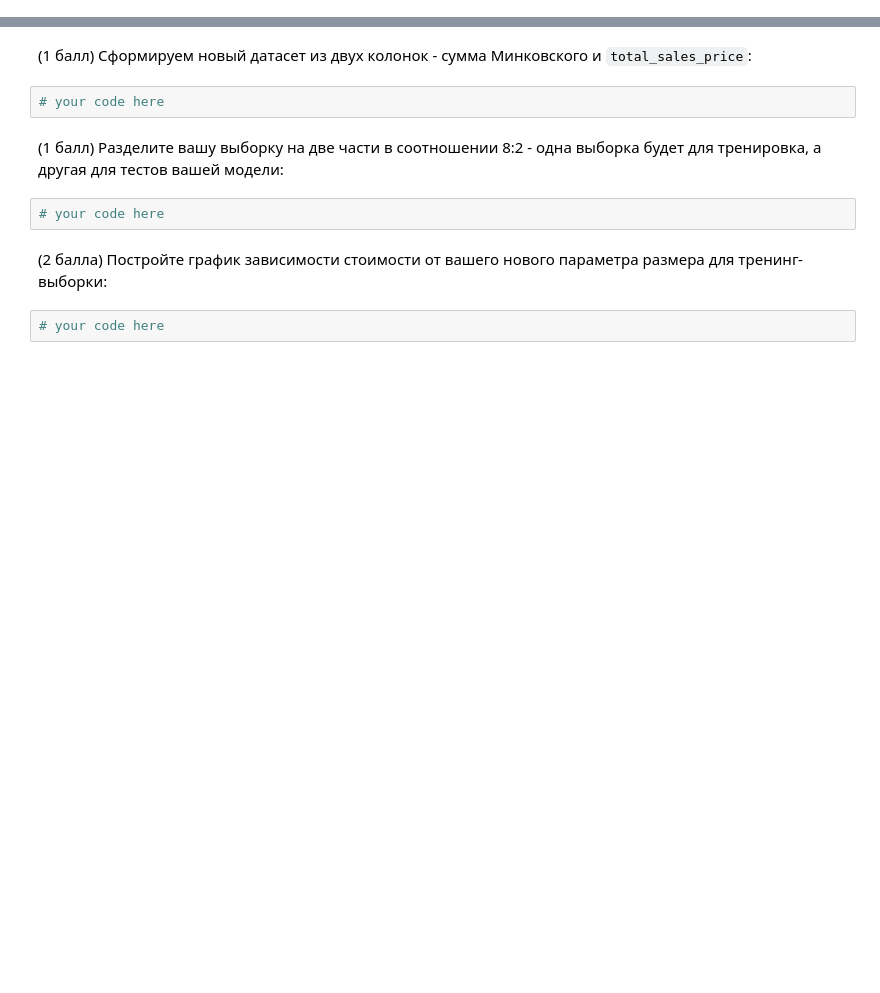
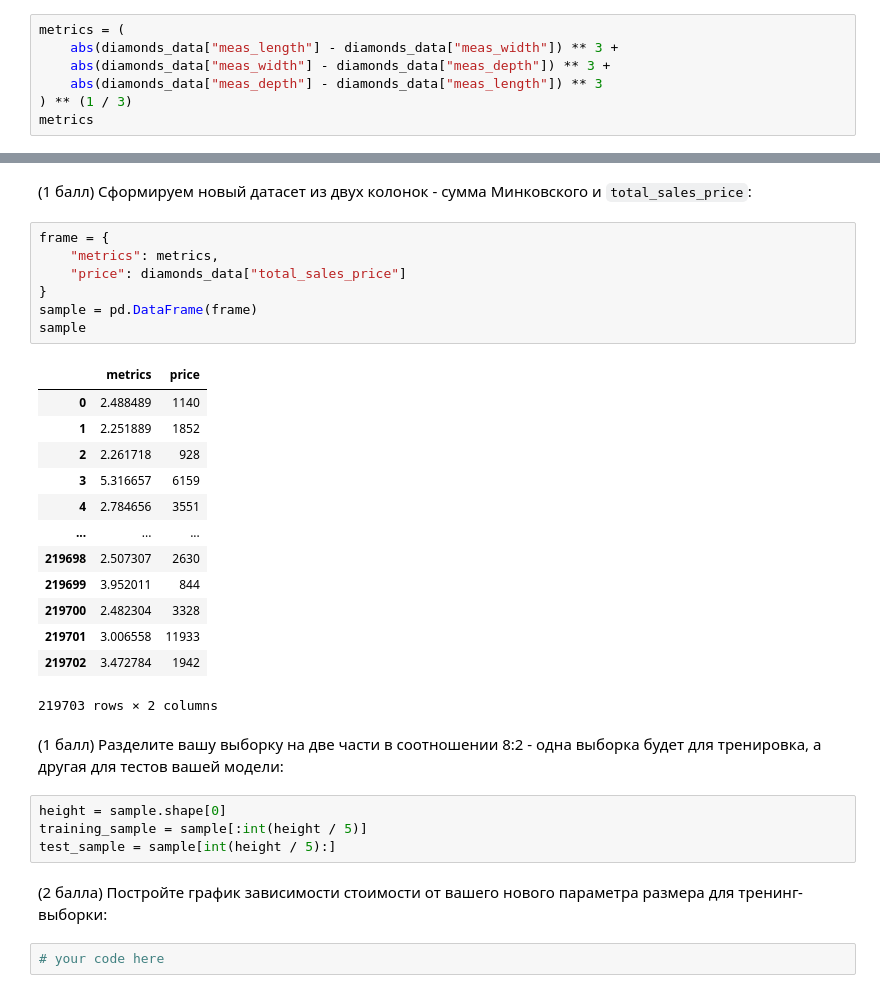
Before and after one commit to DavydenkoGr/Lab-Work, a Jupyter notebook: lab_work.ipynb, the cells around one changed output, grey strips where cells are left out. Drawn from its saved outputs; the diff is of its cells as text; blank space fills up the shorter version.

```diff
--- a/lab_work.ipynb
+++ b/lab_work.ipynb
@@ -458,0 +487,7 @@ diagram
+# %%
+metrics = (
+    abs(diamonds_data["meas_length"] - diamonds_data["meas_width"]) ** 3 +
+    abs(diamonds_data["meas_width"] - diamonds_data["meas_depth"]) ** 3 +
+    abs(diamonds_data["meas_depth"] - diamonds_data["meas_length"]) ** 3
+) ** (1 / 3)
+metrics
@@ -459,11 +507,32 @@ diagram
 # %% [markdown]
 (1 балл) Сформируем новый датасет из двух колонок - сумма Минковского и `total_sales_price`:
-# %%
-# your code here
+# %%
+frame = {
+    "metrics": metrics,
+    "price": diamonds_data["total_sales_price"]
+}
+sample = pd.DataFrame(frame)
+sample
+# %% [output]
+|  | metrics | price |
+| 0 | 2.488489 | 1140 |
+| 1 | 2.251889 | 1852 |
+| 2 | 2.261718 | 928 |
+| 3 | 5.316657 | 6159 |
+| 4 | 2.784656 | 3551 |
+| ... | ... | ... |
+| 219698 | 2.507307 | 2630 |
+| 219699 | 3.952011 | 844 |
+| 219700 | 2.482304 | 3328 |
+| 219701 | 3.006558 | 11933 |
+| 219702 | 3.472784 | 1942 |
+219703 rows × 2 columns
 # %% [markdown]
 (1 балл) Разделите вашу выборку на две части в соотношении 8:2 - одна выборка будет для тренировка, а другая для тестов вашей модели:
-# %%
-# your code here
+# %%
+height = sample.shape[0]
+training_sample = sample[:int(height / 5)]
+test_sample = sample[int(height / 5):]
 # %% [markdown]
 (2 балла) Постройте график зависимости стоимости от вашего нового параметра размера для тренинг-выборки:
 # %%
```
Also changed, not shown: parts of 6 cells of this notebook.
